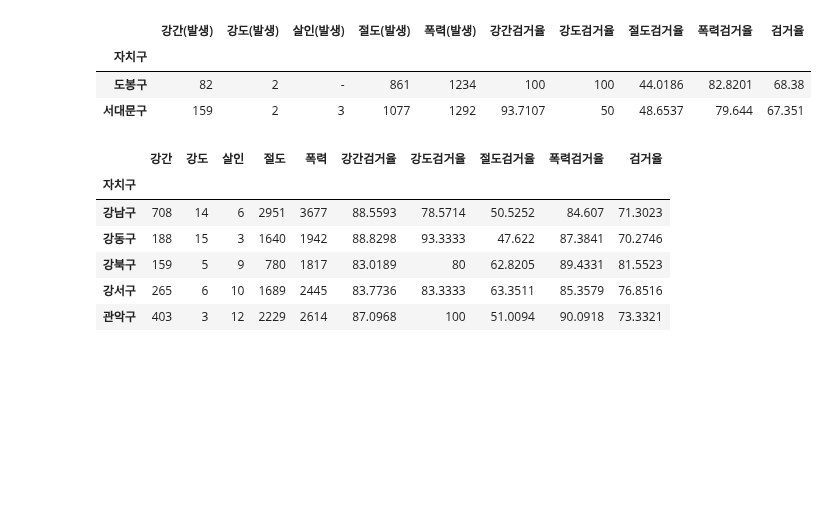
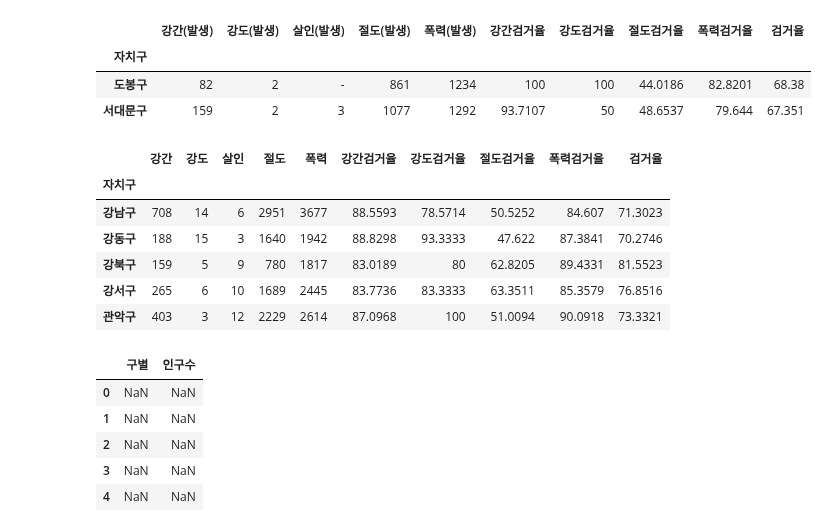
Before and after one commit to ljh15952/AI_Study, a Jupyter notebook: Data_Study/Data_analysis_and_Data_visualization_2.ipynb, the cells around one changed output. Cells and saved outputs as stored; diff of their text form; code cells hidden in the pictures; blank space fills up the shorter version.

```diff
--- a/Data_Study/Data_analysis_and_Data_visualization_2.ipynb
+++ b/Data_Study/Data_analysis_and_Data_visualization_2.ipynb
@@ -347,3 +347,14 @@ gu_df.head()
 # 3. pd.concat([A, B], axis=???)
 # 위아래로 섞여있으면 그대로 합쳐줌
 # 행방향 or 열방향으로 적용이 가능
+# %%
+popul_df = pd.DataFrame(index=range(0,25),columns = {'구별', '인구수'})
+#popul_df = popul_df.set_index('구별')
+popul_df.head()
+# %% [output]
+|  | 구별 | 인구수 |
+| 0 | NaN | NaN |
+| 1 | NaN | NaN |
+| 2 | NaN | NaN |
+| 3 | NaN | NaN |
+| 4 | NaN | NaN |
```
Also changed, not shown: parts of 2 cells of this notebook.
